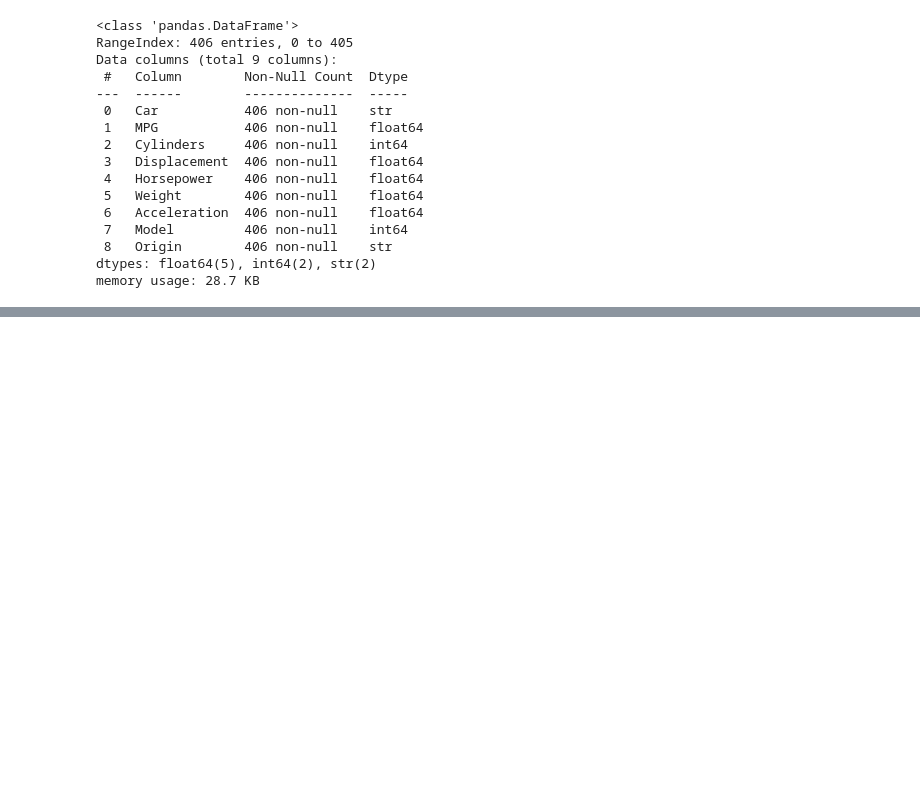
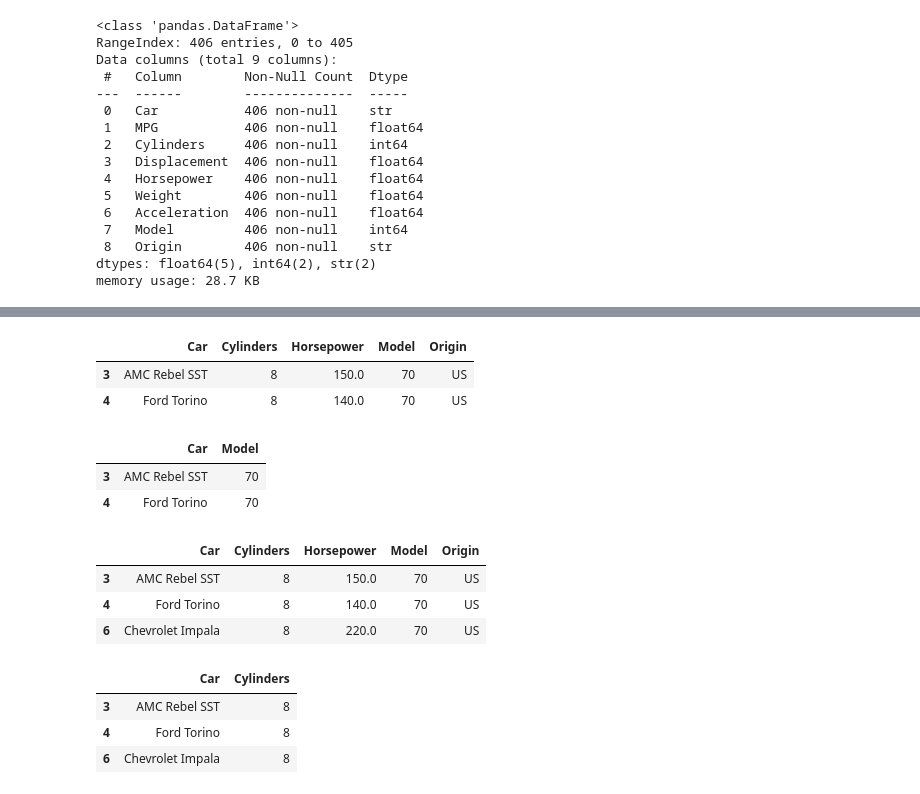
Before and after one commit to Josip996/pyds-ponavljanje, a Jupyter notebook: 3_vjezba_uvod_pandas.ipynb, the cells around one changed output, grey strips where cells are left out. Cells and saved outputs as stored; diff of their text form; code cells hidden in the pictures; blank space fills up the shorter version.

```diff
--- a/3_vjezba_uvod_pandas.ipynb
+++ b/3_vjezba_uvod_pandas.ipynb
@@ -877,0 +953,4 @@ memory usage: 28.7 KB
+# %%
+cars_df = pd.read_csv('data/cars.csv', delimiter=';', skiprows=[1])
+
+cars_df.info()
@@ -877,0 +974,31 @@ memory usage: 28.7 KB
+# %%
+# Car	MPG	Cylinders	Displacement	Horsepower	Weight	Acceleration	Model	Origin
+cars_part_df = cars_df[['Car', 'Cylinders', 'Horsepower', 'Model', 'Origin']]
+
+cars_part_df.drop([2, 5], inplace=True)
+# %%
+cars_part_df.loc[2:5] # loc koristi nazive redaka i stupaca
+# %% [output]
+|  | Car | Cylinders | Horsepower | Model | Origin |
+| 3 | AMC Rebel SST | 8 | 150.0 | 70 | US |
+| 4 | Ford Torino | 8 | 140.0 | 70 | US |
+# %%
+cars_part_df.loc[2:5, ['Car', 'Model']]
+# %% [output]
+|  | Car | Model |
+| 3 | AMC Rebel SST | 70 |
+| 4 | Ford Torino | 70 |
+# %%
+cars_part_df.iloc[2:5] # iloc koristi indekse redaka i stupaca za dohvat podataka
+# %% [output]
+|  | Car | Cylinders | Horsepower | Model | Origin |
+| 3 | AMC Rebel SST | 8 | 150.0 | 70 | US |
+| 4 | Ford Torino | 8 | 140.0 | 70 | US |
+| 6 | Chevrolet Impala | 8 | 220.0 | 70 | US |
+# %%
+cars_part_df.iloc[2:5, [0, 1]]
+# %% [output]
+|  | Car | Cylinders |
+| 3 | AMC Rebel SST | 8 |
+| 4 | Ford Torino | 8 |
+| 6 | Chevrolet Impala | 8 |
```
Also changed, not shown: parts of 6 cells of this notebook.
